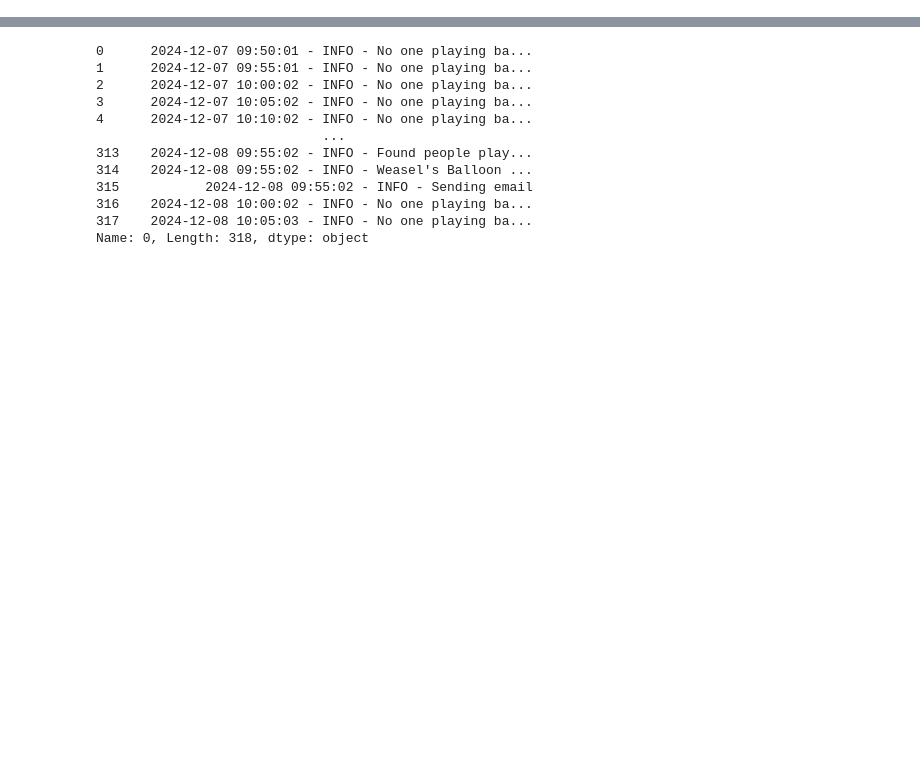
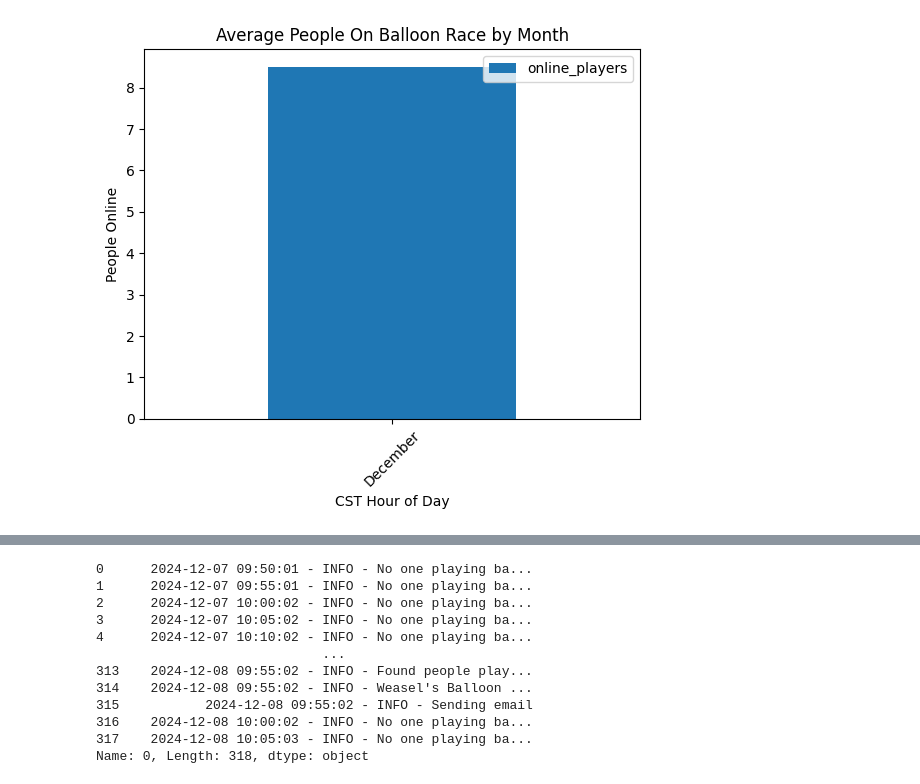
Before and after one commit to benbav/tf2_balloon_race_emailer, a Jupyter notebook: analysis.ipynb, the cells around one changed output, grey strips where cells are left out. Cells and saved outputs as stored; diff of their text form; code cells hidden in the pictures; blank space fills up the shorter version.

```diff
--- a/analysis.ipynb
+++ b/analysis.ipynb
@@ -61,3 +62,23 @@ plt.show()
+# %%
+monthly_avg = (
+    graph_df.groupby('month')['online_players'].sum() /
+    graph_df.groupby('month')['date'].nunique()
+).reset_index(name='online_players')
+
+
+plot = monthly_avg.plot(
+    x='month', y='online_players', kind='bar'
+)
+plt.xticks(rotation=45)
+plt.ylabel('People Online')
+plt.xlabel('CST Hour of Day')
+
+max_value = hourly_avg['online_players'].max()
+# plt.yticks(np.arange(0, np.ceil(max_value) + 1, 1))
+plt.title('Average People On Balloon Race by Month')
+plt.show()
+# %% [output]
+[figure, added]
 # %%
 import seaborn as sns
 import matplotlib.pyplot as plt
```
Also changed, not shown: parts of 3 cells of this notebook, 1 other file.
